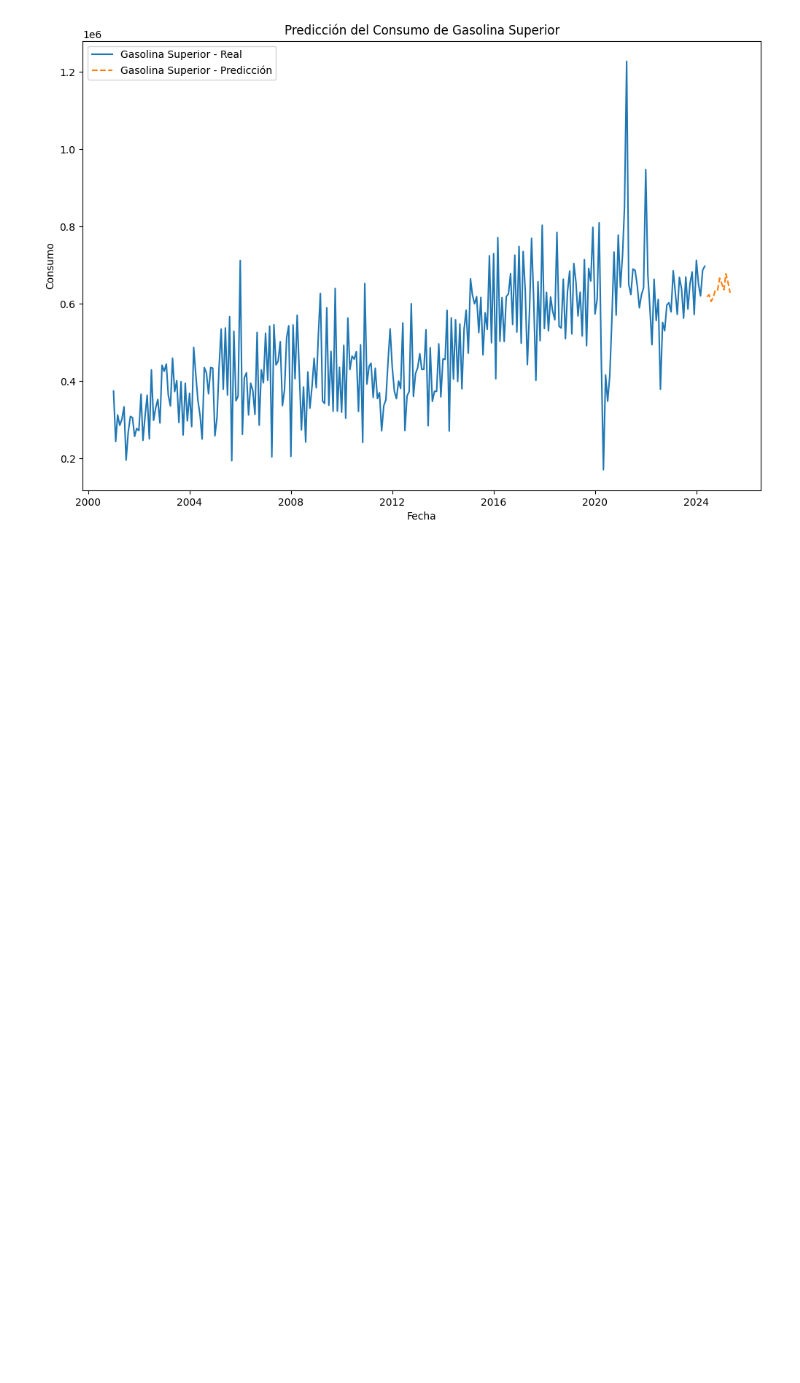
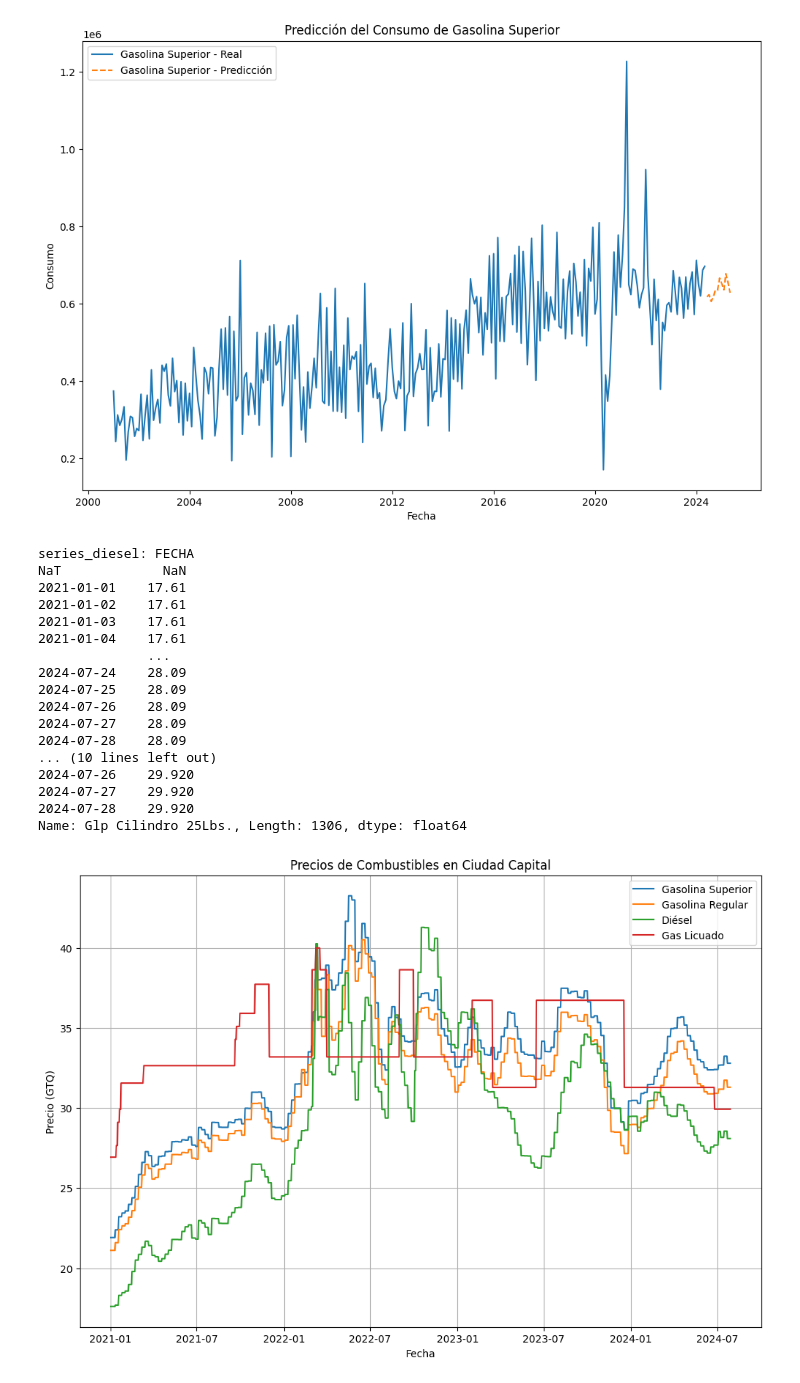
Before and after one commit to MarioGuerra21008/Lab2DataScience, a Jupyter notebook: Lab2.ipynb, the cells around one changed output. Cells and saved outputs as stored; diff of their text form; code cells hidden in the pictures; blank space fills up the shorter version.

Commit message:
price gas serie

```diff
--- a/Lab2.ipynb
+++ b/Lab2.ipynb
@@ -139,3 +139,62 @@ Fecha
 2001-05-01           552609.13
 [figure]
 [figure]
+# %%
+# Ruta al archivo .xlsx
+file_path = './precios_gas.xlsx'
+
+# Leer el archivo .xlsx en un DataFrame
+df = pd.read_excel(file_path)
+
+# Convertir la columna 'FECHA' a un índice de tipo fecha
+df['FECHA'] = pd.to_datetime(df['FECHA'], format='%d/%b/%Y')
+df.set_index('FECHA', inplace=True)
+
+# Visualizar los primeros registros para verificar la carga
+#print(df.head())
+
+df['Glp Cilindro 25Lbs.'] = pd.to_numeric(df['Glp Cilindro 25Lbs.'], errors='coerce')
+
+# Realizar la conversión de GLP de precio por cilindro a precio por galón
+df['Glp Cilindro 25Lbs.'] = (df['Glp Cilindro 25Lbs.'] / 25) * 6.8
+
+# Crear una serie de tiempo para cada tipo de combustible
+series_gasolina_super = df['Superior']
+series_gasolina_regular = df['Regular']
+series_diesel = df['Diesel']
+series_gas_licuado = df['Glp Cilindro 25Lbs.']
+
+# Graficar las series de tiempo
+plt.figure(figsize=(12, 8))
+plt.plot(series_gasolina_super, label='Gasolina Superior')
+plt.plot(series_gasolina_regular, label='Gasolina Regular')
+plt.plot(series_diesel, label='Diésel')
+print(f"series_diesel: {series_diesel}")
+print(f"series_gas_licuado: {series_gas_licuado}")
+plt.plot(series_gas_licuado, label='Gas Licuado')
+
+plt.legend()
+plt.title('Precios de Combustibles en Ciudad Capital')
+plt.xlabel('Fecha')
+plt.ylabel('Precio (GTQ)')
+plt.grid(True)
+plt.show()
+# %% [output]
+series_diesel: FECHA
+NaT             NaN
+2021-01-01    17.61
+2021-01-02    17.61
+2021-01-03    17.61
+2021-01-04    17.61
+              ...
+2024-07-24    28.09
+2024-07-25    28.09
+2024-07-26    28.09
+2024-07-27    28.09
+2024-07-28    28.09
+... (10 lines left out)
+2024-07-26    29.920
+2024-07-27    29.920
+2024-07-28    29.920
+Name: Glp Cilindro 25Lbs., Length: 1306, dtype: float64
+[figure, added]
```
Also changed, not shown: 2 other files.
